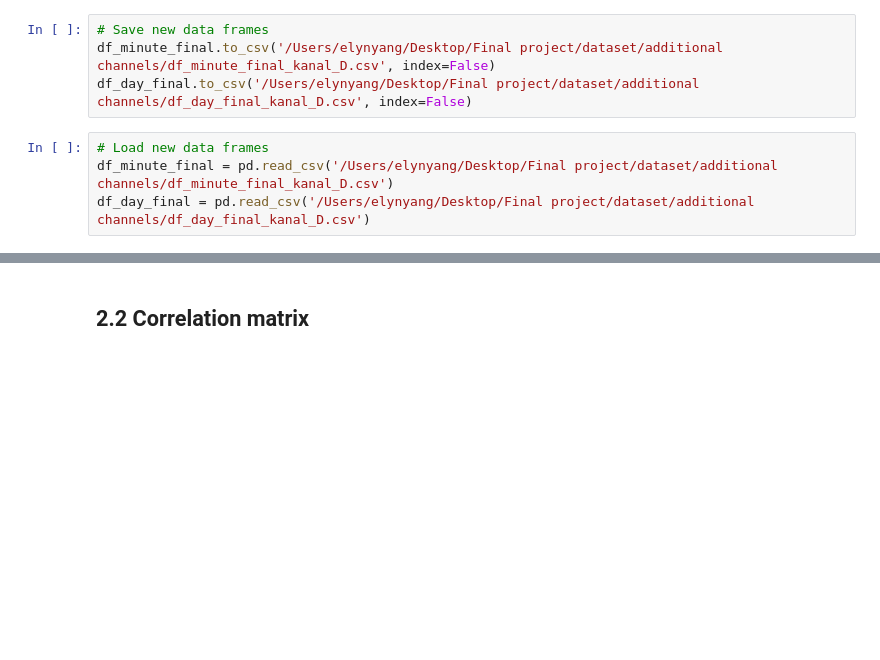
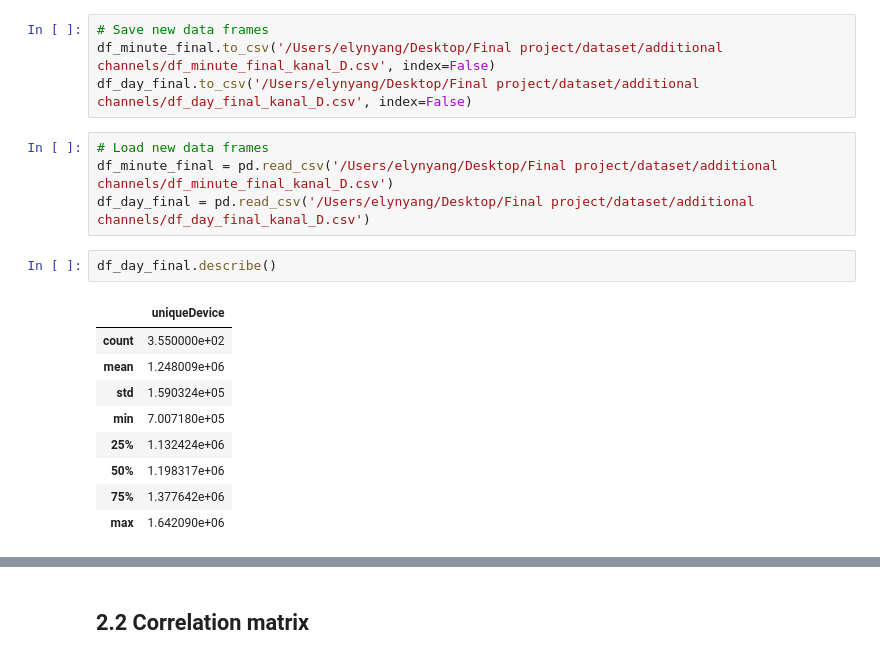
Before and after one commit to YilinElyn/Predicting-Live-TV-viewership, a Jupyter notebook: EDA_Kanal_D.ipynb, the cells around one changed output, grey strips where cells are left out. Saved outputs shown, nothing was run; the diff lists cells and outputs as text; blank space fills up the shorter version.

```diff
--- a/EDA_Kanal_D.ipynb
+++ b/EDA_Kanal_D.ipynb
@@ -406,3 +406,15 @@ df_day_final.to_csv('/Users/elynyang/Desktop/Final project/dataset/additional ch
 # Load new data frames
 df_minute_final = pd.read_csv('/Users/elynyang/Desktop/Final project/dataset/additional channels/df_minute_final_kanal_D.csv')
 df_day_final = pd.read_csv('/Users/elynyang/Desktop/Final project/dataset/additional channels/df_day_final_kanal_D.csv')
+# %%
+df_day_final.describe()
+# %% [output]
+|  | uniqueDevice |
+| count | 3.550000e+02 |
+| mean | 1.248009e+06 |
+| std | 1.590324e+05 |
+| min | 7.007180e+05 |
+| 25% | 1.132424e+06 |
+| 50% | 1.198317e+06 |
+| 75% | 1.377642e+06 |
+| max | 1.642090e+06 |
```
Also changed, not shown: parts of 3 cells of this notebook.
